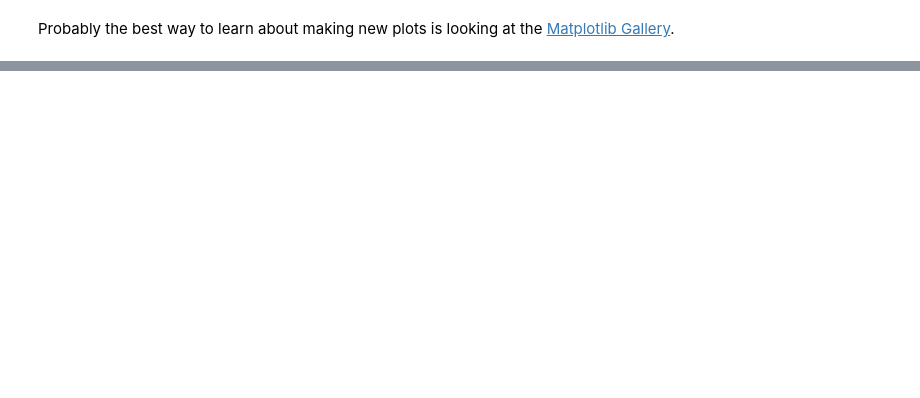
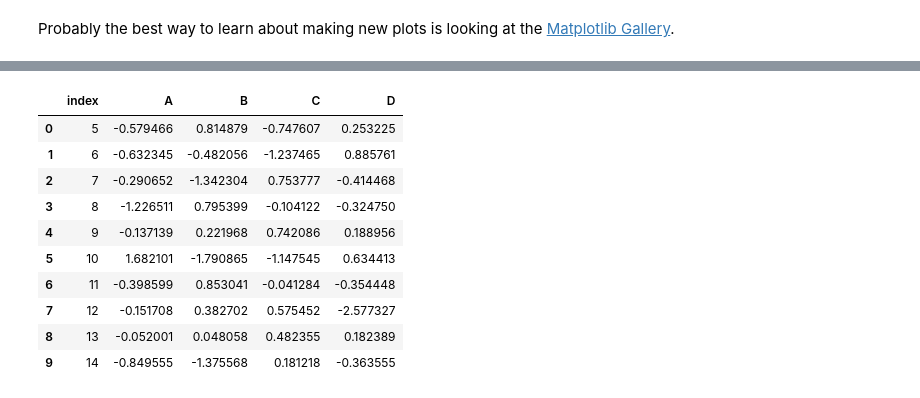
Before and after one commit to milicag/unibl_radionica, a Jupyter notebook: sveske/dan2_3.ipynb, the cells around one changed output, grey strips where cells are left out. Cells and saved outputs as stored; diff of their text form; code cells hidden in the pictures; blank space fills up the shorter version.

Commit message:
more pandas

```diff
--- a/sveske/dan2_3.ipynb
+++ b/sveske/dan2_3.ipynb
@@ -1661,0 +464,4 @@ See Gotchas as well.
+# %%
+# pandas dataframe se kreira na osnovu numpy matrice koja postaje tijelo dataframe-a, indeksa i imena kolona, evo nekoliko primjera
+df = pd.DataFrame(np.random.randn(10, 4), index=range(5,15), columns=list('ABCD'))
+df
@@ -1661,0 +826,3 @@ See Gotchas as well.
+# %%
+df3 = df.copy()
+df3
@@ -1661,0 +841,16 @@ See Gotchas as well.
+# %%
+# mijenjanje indeksa - reindex
+df3.reset_index(inplace = True, drop = False)
+df3
+# %% [output]
+|  | index | A | B | C | D |
+| 0 | 5 | -0.579466 | 0.814879 | -0.747607 | 0.253225 |
+| 1 | 6 | -0.632345 | -0.482056 | -1.237465 | 0.885761 |
+| 2 | 7 | -0.290652 | -1.342304 | 0.753777 | -0.414468 |
+| 3 | 8 | -1.226511 | 0.795399 | -0.104122 | -0.324750 |
+| 4 | 9 | -0.137139 | 0.221968 | 0.742086 | 0.188956 |
+| 5 | 10 | 1.682101 | -1.790865 | -1.147545 | 0.634413 |
+| 6 | 11 | -0.398599 | 0.853041 | -0.041284 | -0.354448 |
+| 7 | 12 | -0.151708 | 0.382702 | 0.575452 | -2.577327 |
+| 8 | 13 | -0.052001 | 0.048058 | 0.482355 | 0.182389 |
+| 9 | 14 | -0.849555 | -1.375568 | 0.181218 | -0.363555 |
```
Also changed, not shown: parts of 82 cells of this notebook, 3 other files.
